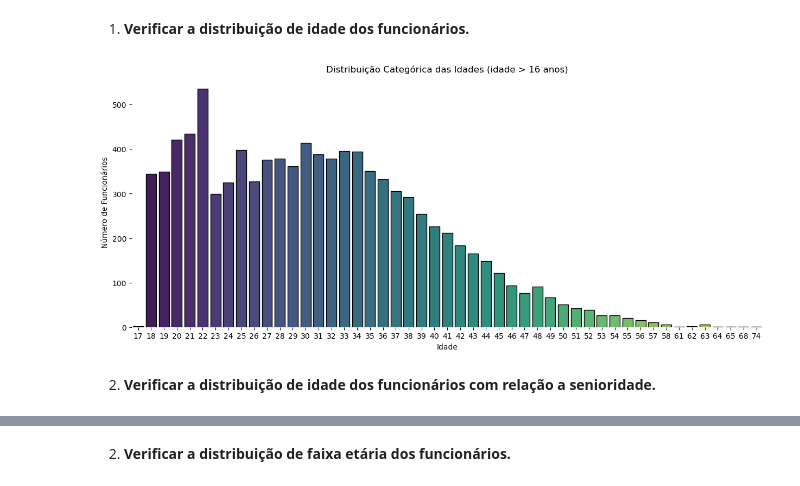
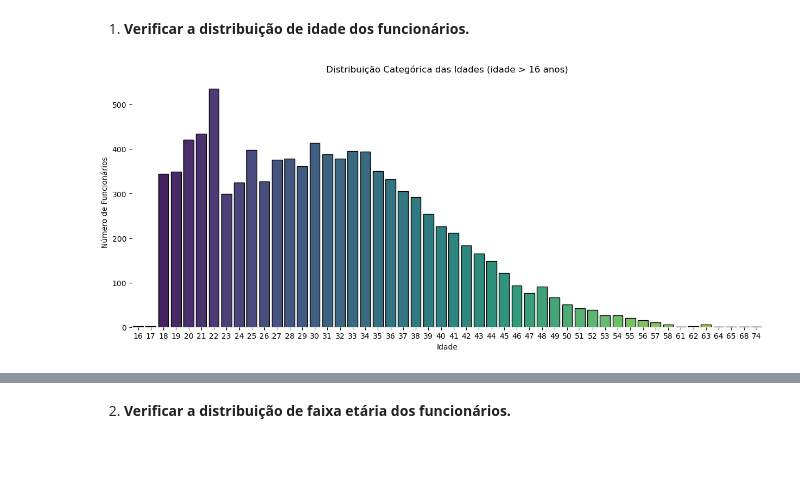
Before and after one commit to pedrolustosab/AdaHack-Dados, a Jupyter notebook: Análise Exploratória.ipynb, the cells around one changed output, grey strips where cells are left out. Cells and saved outputs as stored; diff of their text form; code cells hidden in the pictures; blank space fills up the shorter version.

Commit message:
Final_Idade

```diff
--- a/Análise Exploratória.ipynb
+++ b/Análise Exploratória.ipynb
@@ -628,26 +628,25 @@ O padrão de representatividade das mulheres em grupos minoritários segue o mes
 Em geral, a representatividade dos grupos se mateve com praticamente a mesma distribuição em todas os estados do país.
 # %% [markdown]
 ### Análise de Idade e Faixa Etária
+# %%
+# Filtrar o DataFrame para incluir apenas idades maiores que 16 anos
+df_idade_maior_que_16 = df[df['Idade'] >= 16]
 # %% [markdown]
 1. **Verificar a distribuição de idade dos funcionários.**
 # %%
-# Filtrar o DataFrame para incluir apenas idades maiores que 16 anos
-df_idade_maior_que_16 = df[df['Idade'] > 16]
 
 # Definir a paleta de cores Viridian
 sns.set_palette("viridis")
 
 # Plotar o gráfico de barras
 plt.figure(figsize=(15, 6))
 sns.countplot(data=df_idade_maior_que_16, x='Idade', palette='viridis', edgecolor='black')
 plt.box(False)  # Remover as bordas
 plt.xticks(rotation=0)  # Rotacionar os rótulos do eixo x para melhor visualização
 plt.xlabel('Idade')
 plt.ylabel('Número de Funcionários')
 plt.title('Distribuição Categórica das Idades (idade > 16 anos)')
 
 plt.show()
 # %% [output]
-[figure, old version]
+[figure, new version]
-# %% [markdown]
-2. **Verificar a distribuição de idade dos funcionários com relação a senioridade.**
```
Also changed, not shown: parts of 15 cells of this notebook.
